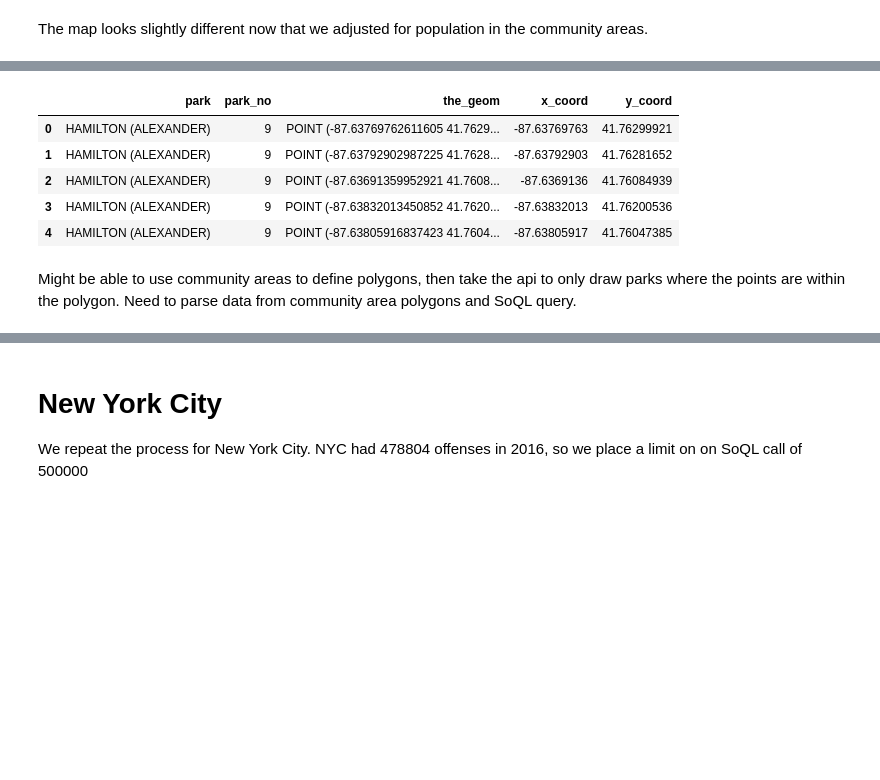
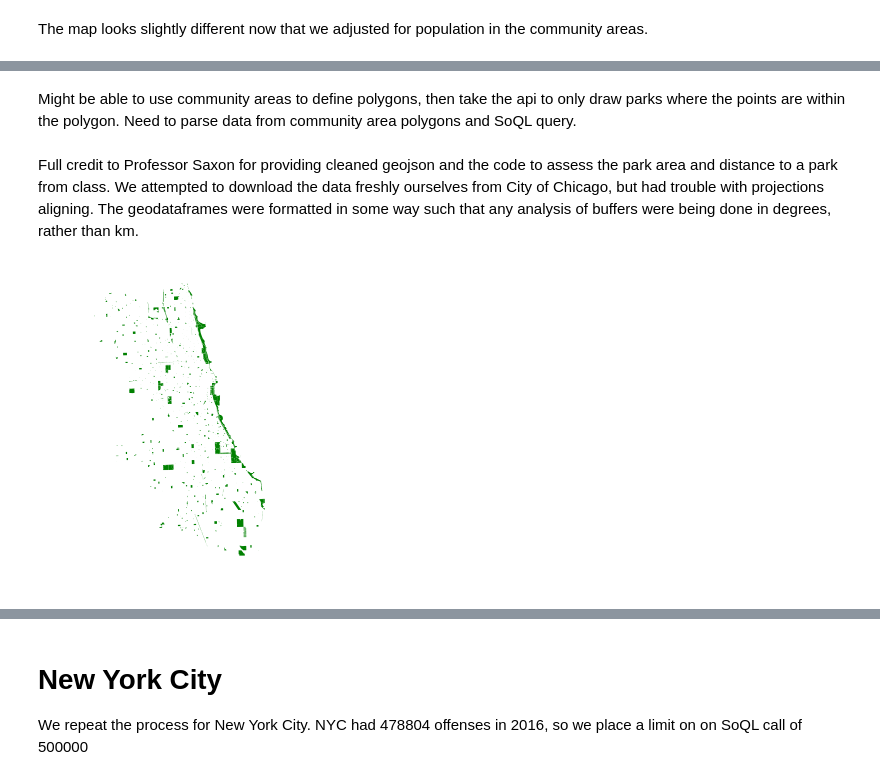
Before and after one commit to mrjacobson/ippp-final-project, a Jupyter notebook: Final Project.ipynb, the cells around one changed output, grey strips where cells are left out. Saved outputs shown, nothing was run; the diff lists cells and outputs as text; code cells hidden in the pictures; blank space fills up the shorter version.

```diff
--- a/Final Project.ipynb
+++ b/Final Project.ipynb
@@ -205,16 +182,16 @@ resp = requests.get(soql).json()
-# %%
-data = resp
-for d in data:
-    d['the_geom'] = shape(d['the_geom'])
-
-parkshapes = gpd.GeoDataFrame(data).set_geometry('the_geom')
-parkshapes.head()
-# %% [output]
-|  | park | park_no | the_geom | x_coord | y_coord |
-| 0 | HAMILTON (ALEXANDER) | 9 | POINT (-87.63769762611605 41.7629... | -87.63769763 | 41.76299921 |
-| 1 | HAMILTON (ALEXANDER) | 9 | POINT (-87.63792902987225 41.7628... | -87.63792903 | 41.76281652 |
-| 2 | HAMILTON (ALEXANDER) | 9 | POINT (-87.63691359952921 41.7608... | -87.6369136 | 41.76084939 |
-| 3 | HAMILTON (ALEXANDER) | 9 | POINT (-87.63832013450852 41.7620... | -87.63832013 | 41.76200536 |
-| 4 | HAMILTON (ALEXANDER) | 9 | POINT (-87.63805916837423 41.7604... | -87.63805917 | 41.76047385 |
 # %% [markdown]
 Might be able to use community areas to define polygons, then take the api to only draw parks where the points are within the polygon. Need to parse data from community area polygons and SoQL query.
+# %% [markdown]
+Full credit to Professor Saxon for providing cleaned geojson and the code to assess the park area and distance to a park from class. We attempted to download the data freshly ourselves from City of Chicago, but had trouble with projections aligning. The geodataframes were formatted in some way such that any analysis of buffers were being done in degrees, rather than km.
+# %%
+tracts = gpd.read_file("chicago_tracts.geojson").to_crs(epsg = 3528)
+parks  = gpd.read_file("chicago_parks.geojson") .to_crs(epsg = 3528)
+# %%
+puu = parks.unary_union
+tuu = tracts.unary_union
+
+ax = parks.plot(color = "green")
+ax.set_axis_off()
+# ax.figure.savefig("individual_parks.pdf")
+# %% [output]
+[figure, added]
```
Also changed, not shown: parts of 54 cells of this notebook, 3 other files.
